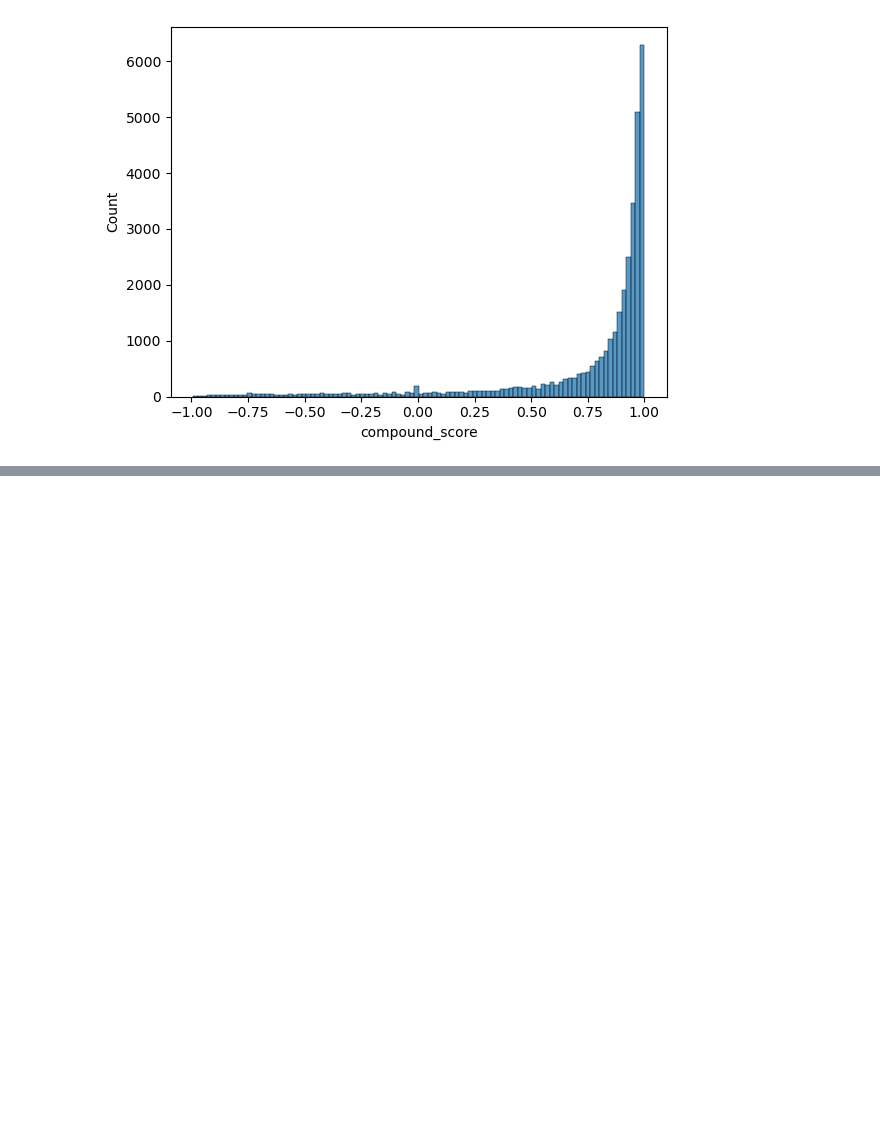
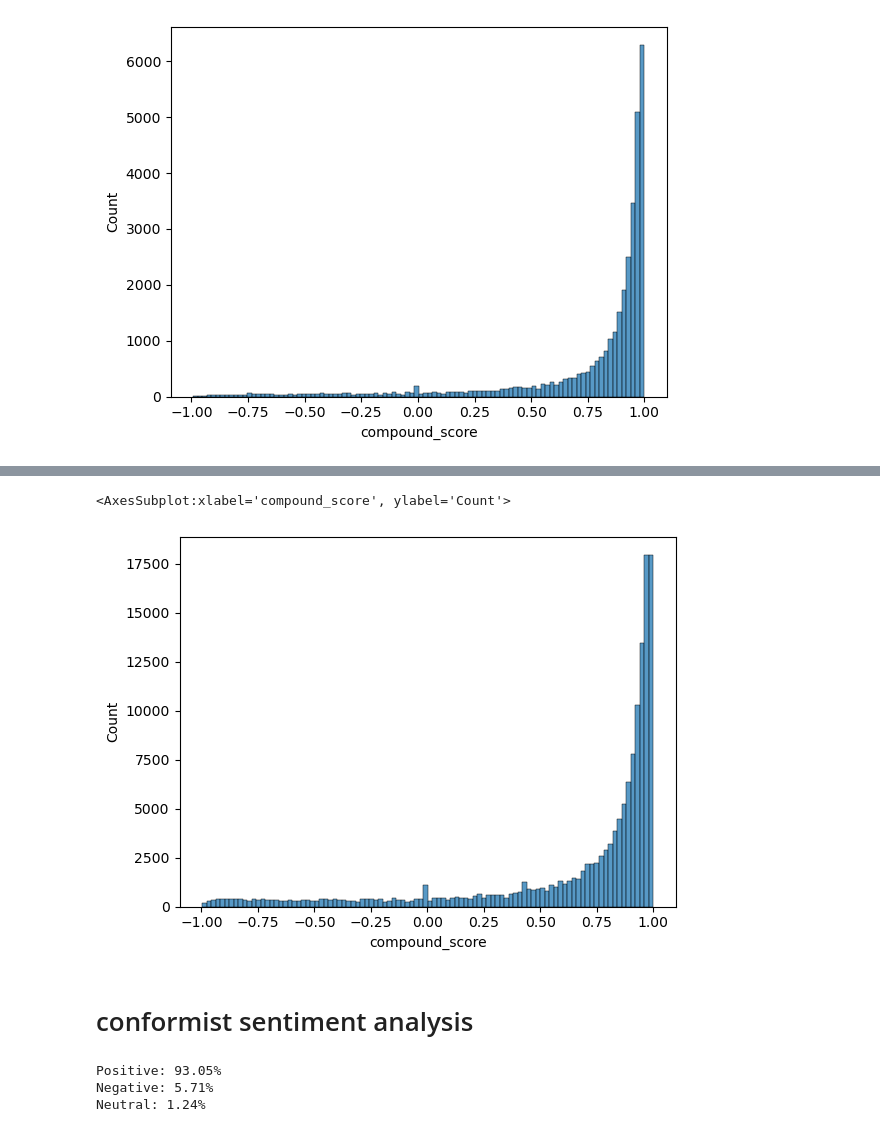
Before and after one commit to epfl-ada/ada-2022-project-analyteam, a Jupyter notebook: categories_sentiment.ipynb, the cells around one changed output, grey strips where cells are left out. Cells and saved outputs as stored; diff of their text form; code cells hidden in the pictures; blank space fills up the shorter version.

```diff
--- a/categories_sentiment.ipynb
+++ b/categories_sentiment.ipynb
@@ -317,0 +346,5 @@ sns.histplot(compound_score, bins=100)
+# %%
+compound_score = adv_sentiments_sample['compound_score'].compute()
+nb_pos = compound_score[compound_score > 0.05].shape[0]
+nb_neg = compound_score[compound_score < -0.05].shape[0]
+nb_neu = compound_score[compound_score.between(-0.05, 0.05)].shape[0]
@@ -317,0 +361,8 @@ sns.histplot(compound_score, bins=100)
+# %%
+# plot histogram of sentiment scores
+sns.histplot(compound_score, bins=100)
+# %% [output]
+<AxesSubplot:xlabel='compound_score', ylabel='Count'>
+[figure, added]
+# %% [markdown]
+# conformist sentiment analysis
@@ -317,0 +374,10 @@ sns.histplot(compound_score, bins=100)
+# %%
+# proportion of positive, negative and neutral reviews in percentage
+n_ratings = compound_score.shape[0]
+print(f"Positive: {nb_pos/n_ratings*100:.2f}%")
+print(f"Negative: {nb_neg/n_ratings*100:.2f}%")
+print(f"Neutral: {nb_neu/n_ratings*100:.2f}%")
+# %% [output]
+Positive: 93.05%
+Negative: 5.71%
+Neutral: 1.24%
```
Also changed, not shown: parts of 55 cells of this notebook, 1 other file.
